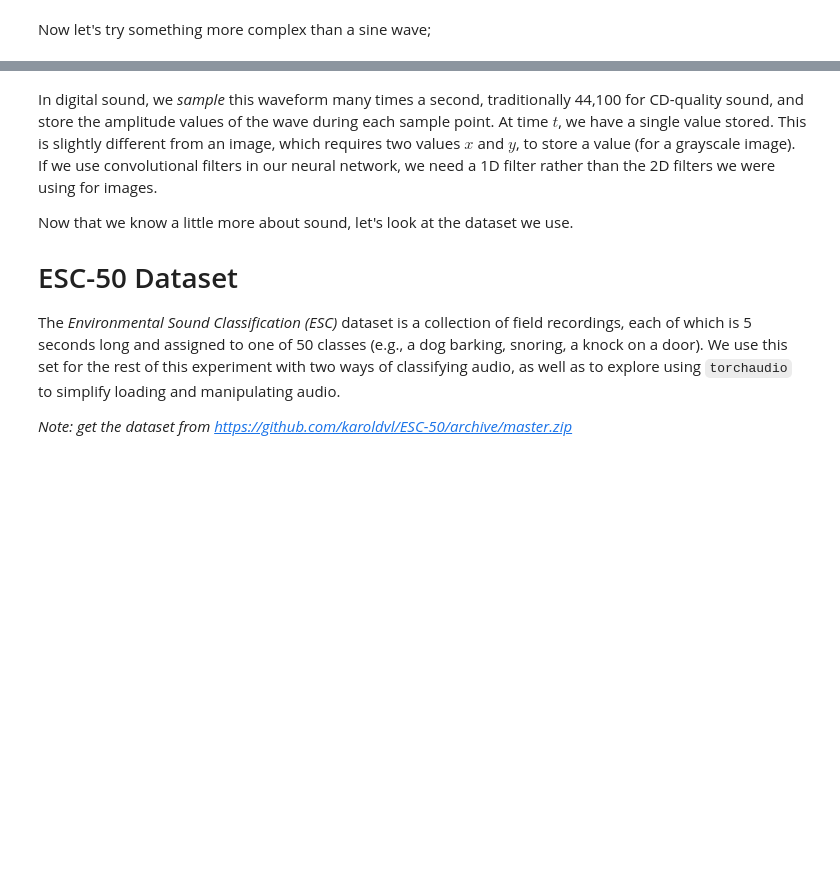
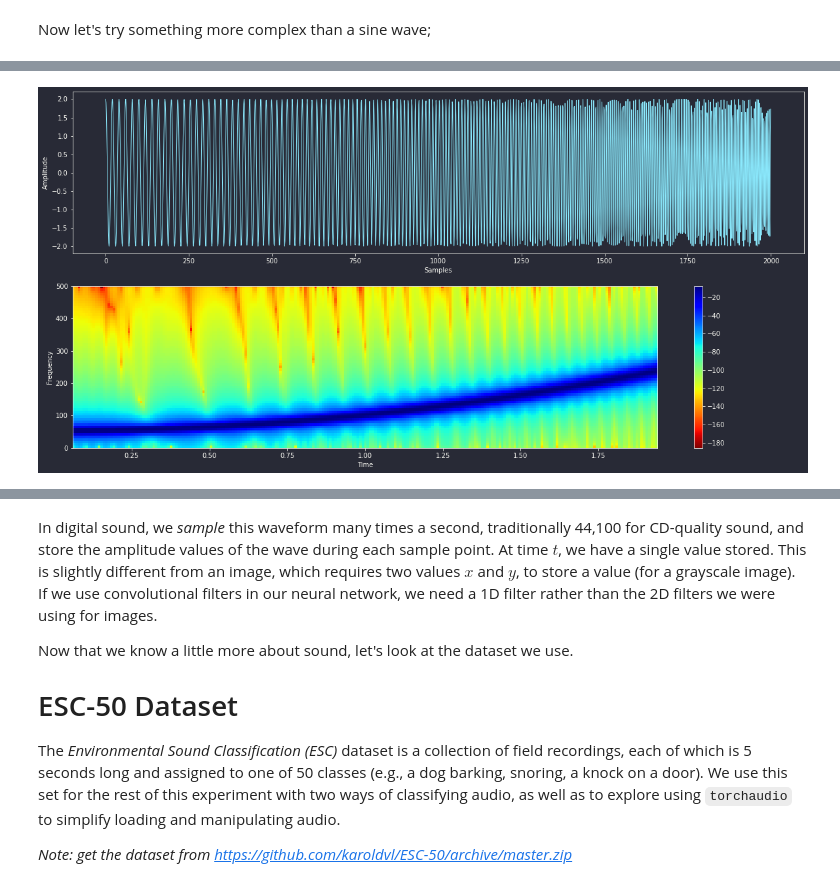
Before and after one commit to lenoqt/PyTorch, a Jupyter notebook: Book-1/Chapter 6 - Torchaudio.ipynb, the cells around one changed output, grey strips where cells are left out. Saved outputs shown, nothing was run; the diff lists cells and outputs as text; code cells hidden in the pictures; blank space fills up the shorter version.

```diff
--- a/Book-1/Chapter 6 - Torchaudio.ipynb
+++ b/Book-1/Chapter 6 - Torchaudio.ipynb
@@ -101,0 +80,24 @@ plt.show()
+# %%
+dt = 0.001
+t = np.arange(0,2,dt)
+f0 = 50
+f1 = 250
+t1 = 2
+x = 2*np.cos(2*np.pi*t*(f0 + (f1-f0)*np.power(t,2)/(3*t1**2)))
+
+fs = 1/dt
+
+plt.figure(figsize=(20,10))
+plt.subplot(211)
+plt.plot(x, linewidth=1)
+plt.xlabel('Samples')
+plt.ylabel('Amplitude')
+plt.subplot(212)
+plt.specgram(x, NFFT=128, Fs=fs, noverlap=120, cmap='jet_r')
+plt.xlabel('Time')
+plt.ylabel('Frequency')
+plt.colorbar()
+plt.show()
+display.Audio(x, rate=fs)
+# %% [output]
+[figure, added]
```
Also changed, not shown: parts of 16 cells of this notebook.
